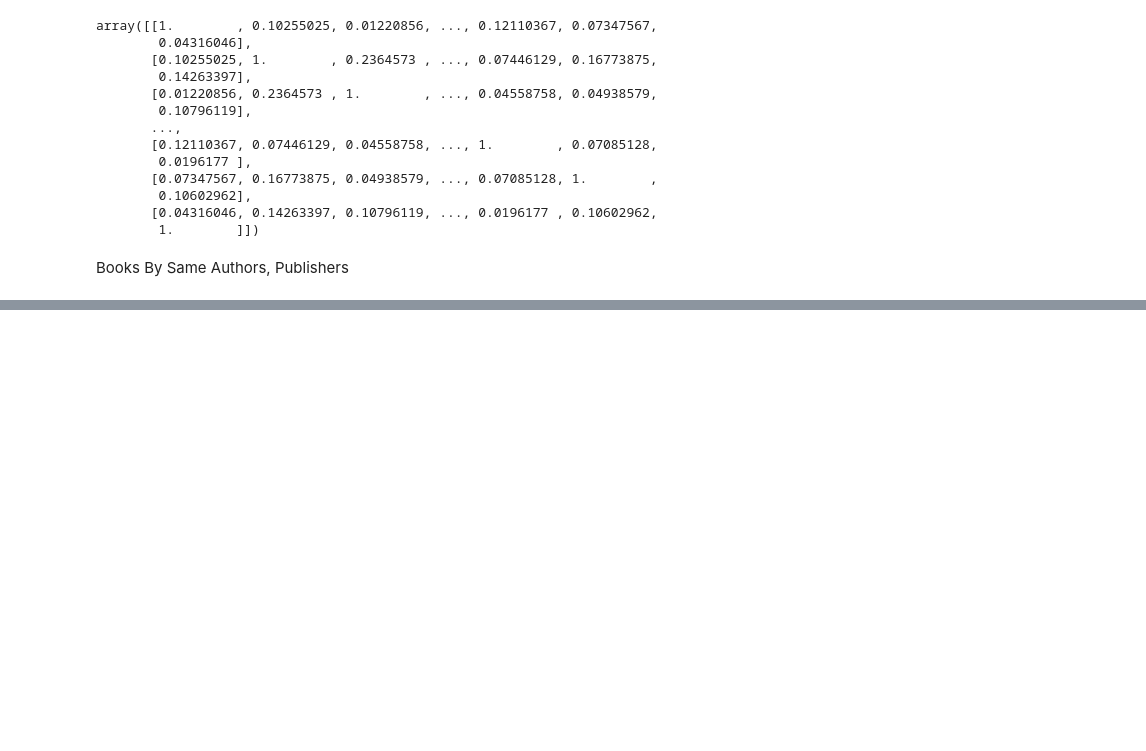
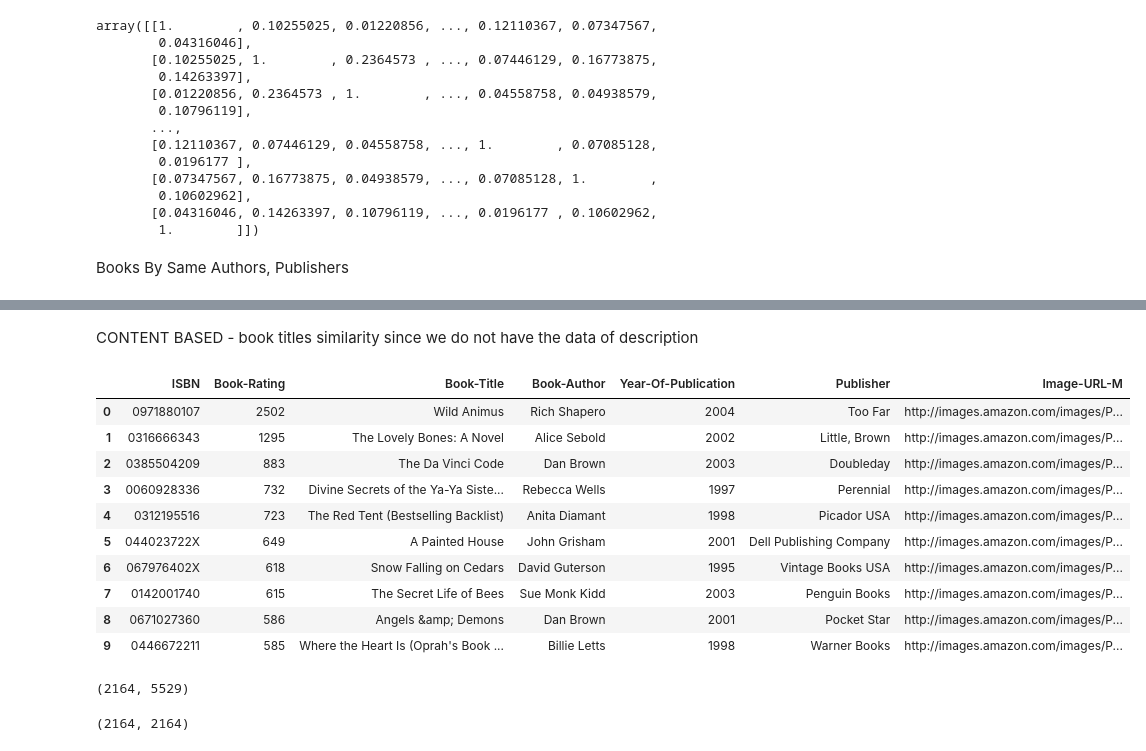
Before and after one commit to hongphuc3701/Desicion-Support-System, a Jupyter notebook: book-recommend.ipynb, the cells around one changed output, grey strips where cells are left out. Saved outputs shown, nothing was run; the diff lists cells and outputs as text; code cells hidden in the pictures; blank space fills up the shorter version.

```diff
--- a/book-recommend.ipynb
+++ b/book-recommend.ipynb
@@ -664,0 +666,20 @@ else:
+# %% [markdown]
+CONTENT BASED - book titles similarity since we do not have the data of description
+# %%
+data = pd.DataFrame(dataset.groupby('ISBN')['Book-Rating'].count()).sort_values('Book-Rating', ascending=False)
+content = pd.merge(data, books, on='ISBN')
+content = content[content['Book-Rating'] >= 50]
+content = content.reset_index(drop = True)
+content.head(10)
+# %% [output]
+|  | ISBN | Book-Rating | Book-Title | Book-Author | Year-Of-Publication | Publisher | Image-URL-M |
+| 0 | 0971880107 | 2502 | Wild Animus | Rich Shapero | 2004 | Too Far | http://images.amazon.com/images/P... |
+| 1 | 0316666343 | 1295 | The Lovely Bones: A Novel | Alice Sebold | 2002 | Little, Brown | http://images.amazon.com/images/P... |
+| 2 | 0385504209 | 883 | The Da Vinci Code | Dan Brown | 2003 | Doubleday | http://images.amazon.com/images/P... |
+| 3 | 0060928336 | 732 | Divine Secrets of the Ya-Ya Siste... | Rebecca Wells | 1997 | Perennial | http://images.amazon.com/images/P... |
+| 4 | 0312195516 | 723 | The Red Tent (Bestselling Backlist) | Anita Diamant | 1998 | Picador USA | http://images.amazon.com/images/P... |
+| 5 | 044023722X | 649 | A Painted House | John Grisham | 2001 | Dell Publishing Company | http://images.amazon.com/images/P... |
+| 6 | 067976402X | 618 | Snow Falling on Cedars | David Guterson | 1995 | Vintage Books USA | http://images.amazon.com/images/P... |
+| 7 | 0142001740 | 615 | The Secret Life of Bees | Sue Monk Kidd | 2003 | Penguin Books | http://images.amazon.com/images/P... |
+| 8 | 0671027360 | 586 | Angels &amp; Demons | Dan Brown | 2001 | Pocket Star | http://images.amazon.com/images/P... |
+| 9 | 0446672211 | 585 | Where the Heart Is (Oprah's Book ... | Billie Letts | 1998 | Warner Books | http://images.amazon.com/images/P... |
@@ -664,0 +688,12 @@ else:
+# %%
+tf = TfidfVectorizer(ngram_range=(1, 2), min_df = 1, stop_words='english')
+tfidf_matrix = tf.fit_transform(content['Book-Title'])
+tfidf_matrix.shape
+# %% [output]
+(2164, 5529)
+# %%
+normalized_df = tfidf_matrix.astype(np.float32)
+cosine_sim = cosine_similarity(normalized_df, normalized_df)
+cosine_sim.shape
+# %% [output]
+(2164, 2164)
```
Also changed, not shown: parts of 4 cells of this notebook.
